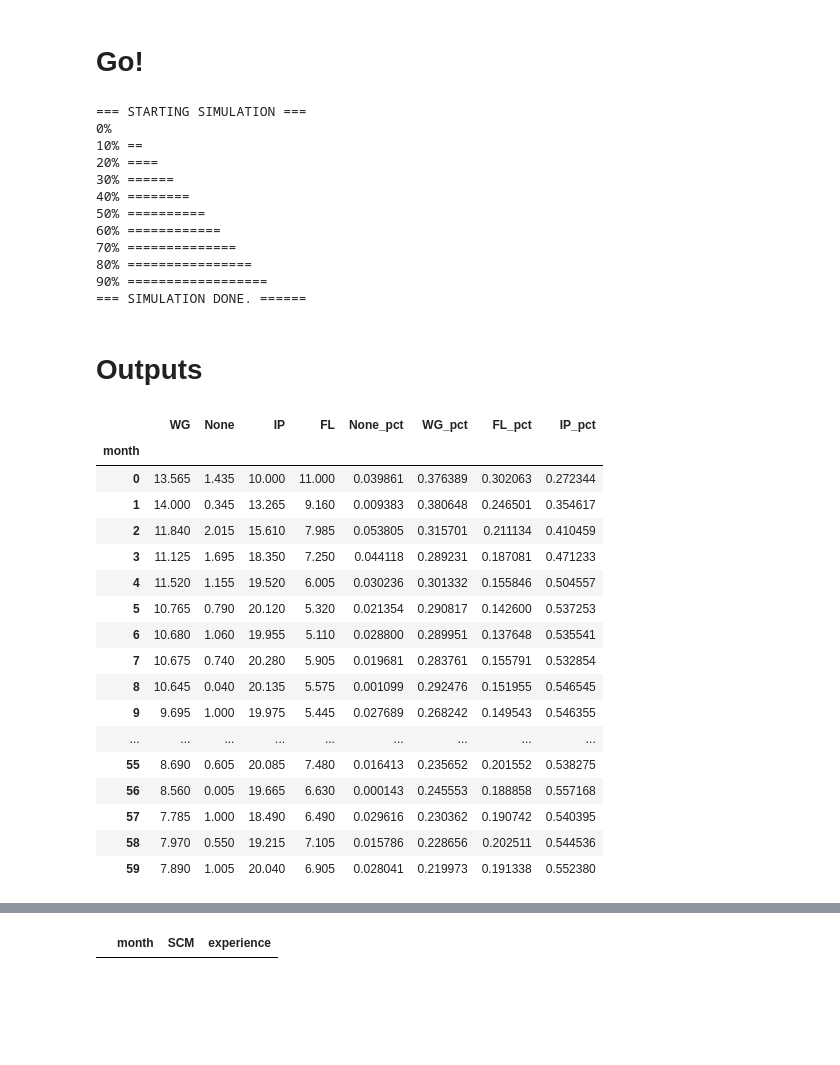
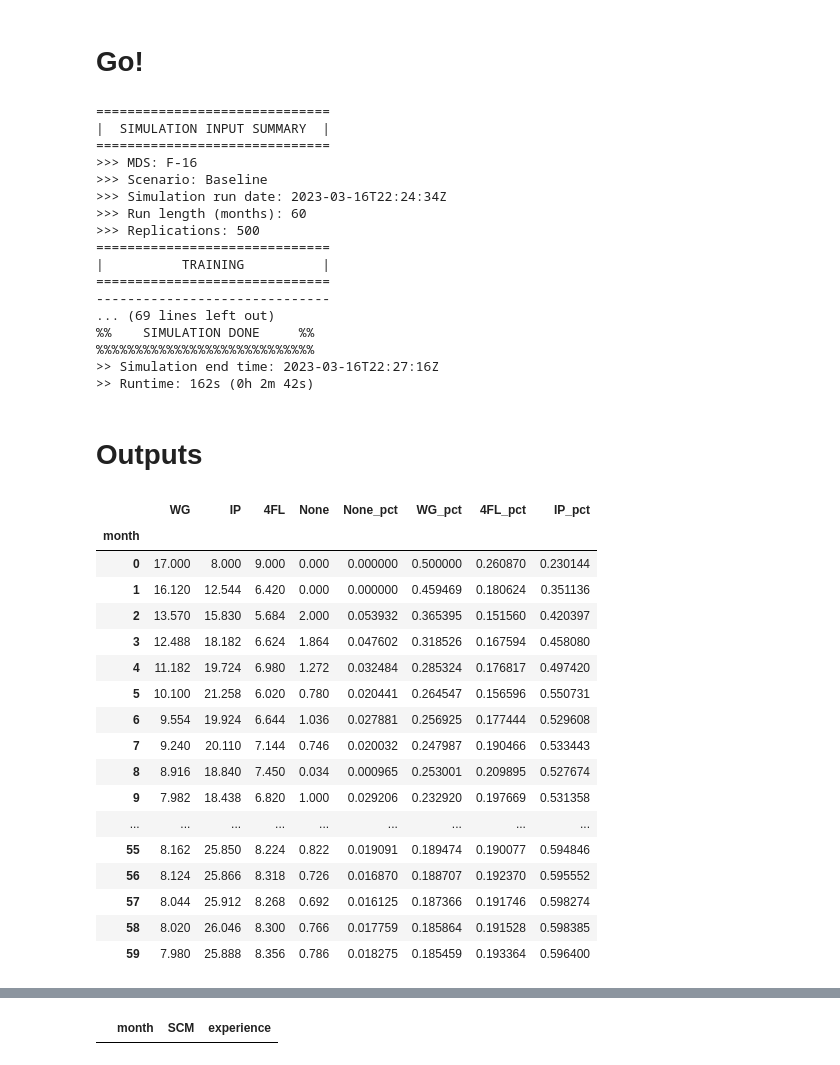
Before and after one commit to ialara/actf, a Jupyter notebook: f16_baseline.ipynb, the cells around one changed output, grey strips where cells are left out. Saved outputs shown, nothing was run; the diff lists cells and outputs as text; code cells hidden in the pictures; blank space fills up the shorter version.

```diff
--- a/f16_baseline.ipynb
+++ b/f16_baseline.ipynb
@@ -612,0 +835,15 @@ sortie_generation = [(tails_go_1 + tails_go_2)*monthly_fly_days]*12 #*NUM_YEARS
+# %%
+f16_sq.populate_initial(initial_pilots, prop_EXP=initial_sq_exp_pct, prop_IP=initial_sq_IP_pct)
+print('== SIMULATED INITIAL SQUADRON ==')
+f16_sq.print_()
+print('-------------------')
+print(f'Summary: {f16_sq}')
+
+sim = Simulation()
+sim.setup(starting_sq=f16_sq)
+
+print(f'Sim squadron matches input: {sim.sq is f16_sq}')
+print(f'Sim successfully archived starting squadron: {sim.starting_sq is not sim.sq}')
+
+num_runs = 500
+months_per_run = 60
@@ -613,47 +868,52 @@ sortie_generation = [(tails_go_1 + tails_go_2)*monthly_fly_days]*12 #*NUM_YEARS
 # %% [markdown]
 # Go!
 # %%
-many = sim.many_runs(ftu_arrival_calendar=ftu_arrivals, nth_arrival_calendar=nth_arrivals, sortie_generation_calendar=sortie_generation, num_runs=num_runs, months_per_run=months_per_run)
+many = sim.many_runs(ftu_arrival_calendar=ftu_arrivals, nth_arrival_calendar=nth_arrivals, sortie_generation_calendar=sortie_generation, num_runs=num_runs, months_per_run=months_per_run, tos_threshold=tos_threshold)
 # %% [output]
-=== STARTING SIMULATION ===
-0%
-10% ==
-20% ====
-30% ======
-40% ========
-50% ==========
-60% ============
-70% ==============
-80% ================
-90% ==================
-=== SIMULATION DONE. ======
+==============================
+|  SIMULATION INPUT SUMMARY  |
+==============================
+>>> MDS: F-16
+>>> Scenario: Baseline
+>>> Simulation run date: 2023-03-16T22:24:34Z
+>>> Run length (months): 60
+>>> Replications: 500
+==============================
+|          TRAINING          |
+==============================
+------------------------------
+... (69 lines left out)
+%%    SIMULATION DONE     %%
+%%%%%%%%%%%%%%%%%%%%%%%%%%%%
+>> Simulation end time: 2023-03-16T22:27:16Z
+>> Runtime: 162s (0h 2m 42s)
 # %% [markdown]
 # Outputs
 # %%
 df = pd.DataFrame([run['monthly']['NUM_BY_QUAL'] for run in many]).melt(var_name='month', value_name='quals')
 df = pd.concat([df, df.quals.apply(pd.Series)], axis=1).rename(columns = {'' : 'None'}).drop('quals', axis=1).fillna(0)
 quals_df = df.groupby('month').mean()
 
-for qual in ['None', 'WG', 'FL', 'IP']:
+for qual in ['None', 'WG', '4FL', 'IP']:
     quals_df[f'{qual}_pct'] = quals_df[qual] / quals_df.sum(axis=1)
 
 quals_df
 # %% [output]
-|  | WG | None | IP | FL | None_pct | WG_pct | FL_pct | IP_pct |
+|  | WG | IP | 4FL | None | None_pct | WG_pct | 4FL_pct | IP_pct |
 | month |  |  |  |  |  |  |  |  |
-| 0 | 13.565 | 1.435 | 10.000 | 11.000 | 0.039861 | 0.376389 | 0.302063 | 0.272344 |
-| 1 | 14.000 | 0.345 | 13.265 | 9.160 | 0.009383 | 0.380648 | 0.246501 | 0.354617 |
-| 2 | 11.840 | 2.015 | 15.610 | 7.985 | 0.053805 | 0.315701 | 0.211134 | 0.410459 |
-| 3 | 11.125 | 1.695 | 18.350 | 7.250 | 0.044118 | 0.289231 | 0.187081 | 0.471233 |
-| 4 | 11.520 | 1.155 | 19.520 | 6.005 | 0.030236 | 0.301332 | 0.155846 | 0.504557 |
-| 5 | 10.765 | 0.790 | 20.120 | 5.320 | 0.021354 | 0.290817 | 0.142600 | 0.537253 |
-| 6 | 10.680 | 1.060 | 19.955 | 5.110 | 0.028800 | 0.289951 | 0.137648 | 0.535541 |
-| 7 | 10.675 | 0.740 | 20.280 | 5.905 | 0.019681 | 0.283761 | 0.155791 | 0.532854 |
-| 8 | 10.645 | 0.040 | 20.135 | 5.575 | 0.001099 | 0.292476 | 0.151955 | 0.546545 |
-| 9 | 9.695 | 1.000 | 19.975 | 5.445 | 0.027689 | 0.268242 | 0.149543 | 0.546355 |
+| 0 | 17.000 | 8.000 | 9.000 | 0.000 | 0.000000 | 0.500000 | 0.260870 | 0.230144 |
+| 1 | 16.120 | 12.544 | 6.420 | 0.000 | 0.000000 | 0.459469 | 0.180624 | 0.351136 |
+| 2 | 13.570 | 15.830 | 5.684 | 2.000 | 0.053932 | 0.365395 | 0.151560 | 0.420397 |
+| 3 | 12.488 | 18.182 | 6.624 | 1.864 | 0.047602 | 0.318526 | 0.167594 | 0.458080 |
+| 4 | 11.182 | 19.724 | 6.980 | 1.272 | 0.032484 | 0.285324 | 0.176817 | 0.497420 |
+| 5 | 10.100 | 21.258 | 6.020 | 0.780 | 0.020441 | 0.264547 | 0.156596 | 0.550731 |
+| 6 | 9.554 | 19.924 | 6.644 | 1.036 | 0.027881 | 0.256925 | 0.177444 | 0.529608 |
+| 7 | 9.240 | 20.110 | 7.144 | 0.746 | 0.020032 | 0.247987 | 0.190466 | 0.533443 |
+| 8 | 8.916 | 18.840 | 7.450 | 0.034 | 0.000965 | 0.253001 | 0.209895 | 0.527674 |
+| 9 | 7.982 | 18.438 | 6.820 | 1.000 | 0.029206 | 0.232920 | 0.197669 | 0.531358 |
 | ... | ... | ... | ... | ... | ... | ... | ... | ... |
-| 55 | 8.690 | 0.605 | 20.085 | 7.480 | 0.016413 | 0.235652 | 0.201552 | 0.538275 |
-| 56 | 8.560 | 0.005 | 19.665 | 6.630 | 0.000143 | 0.245553 | 0.188858 | 0.557168 |
-| 57 | 7.785 | 1.000 | 18.490 | 6.490 | 0.029616 | 0.230362 | 0.190742 | 0.540395 |
-| 58 | 7.970 | 0.550 | 19.215 | 7.105 | 0.015786 | 0.228656 | 0.202511 | 0.544536 |
-| 59 | 7.890 | 1.005 | 20.040 | 6.905 | 0.028041 | 0.219973 | 0.191338 | 0.552380 |
+| 55 | 8.162 | 25.850 | 8.224 | 0.822 | 0.019091 | 0.189474 | 0.190077 | 0.594846 |
+| 56 | 8.124 | 25.866 | 8.318 | 0.726 | 0.016870 | 0.188707 | 0.192370 | 0.595552 |
+| 57 | 8.044 | 25.912 | 8.268 | 0.692 | 0.016125 | 0.187366 | 0.191746 | 0.598274 |
+| 58 | 8.020 | 26.046 | 8.300 | 0.766 | 0.017759 | 0.185864 | 0.191528 | 0.598385 |
+| 59 | 7.980 | 25.888 | 8.356 | 0.786 | 0.018275 | 0.185459 | 0.193364 | 0.596400 |
```
Also changed, not shown: parts of 23 cells of this notebook.
